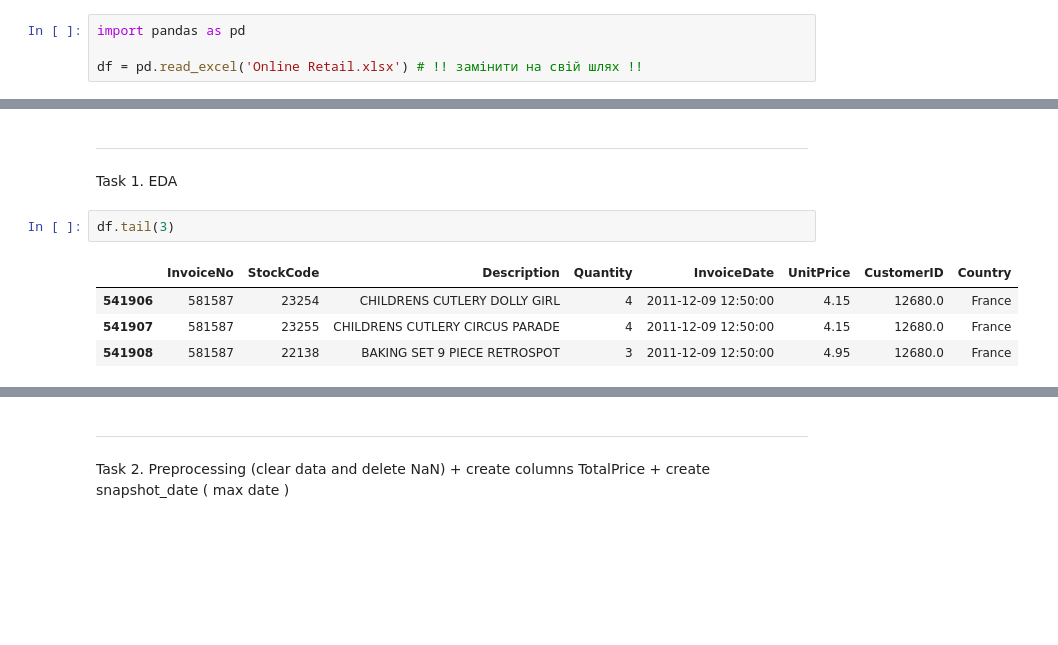
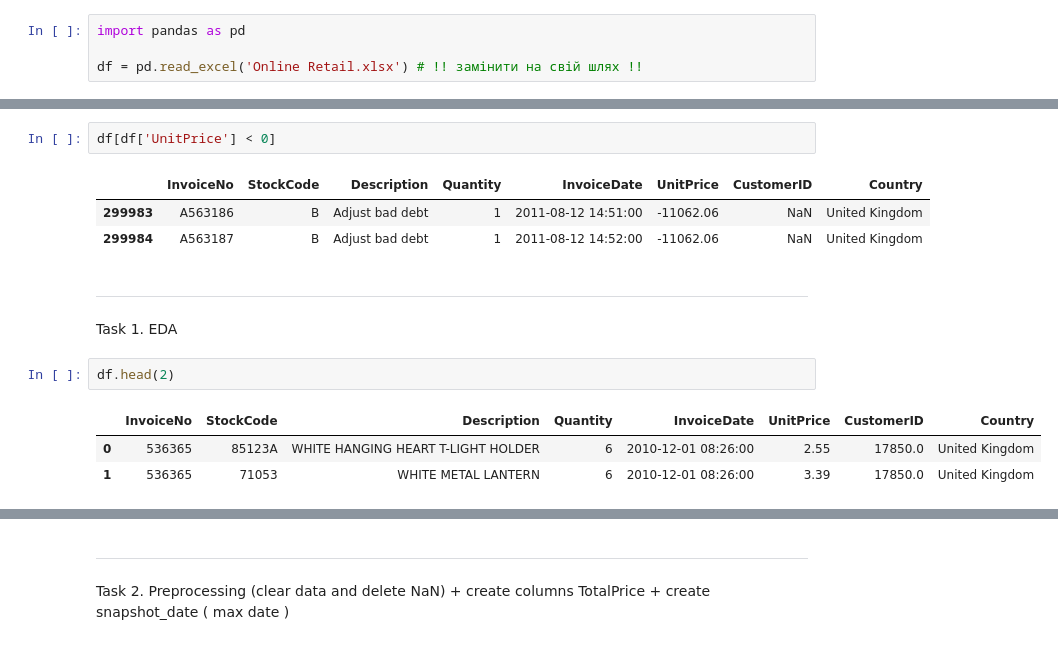
Before and after one commit to HalynaYaremenko/GETTING-DATA, a Jupyter notebook: ML/ml_unsupervised/ml_unsupervised_learning_practise_2026-01-26.ipynb, the cells around one changed output, grey strips where cells are left out. Drawn from its saved outputs; the diff is of its cells as text; blank space fills up the shorter version.

```diff
--- a/ML/ml_unsupervised/ml_unsupervised_learning_practise_2026-01-26.ipynb
+++ b/ML/ml_unsupervised/ml_unsupervised_learning_practise_2026-01-26.ipynb
@@ -18,13 +18,18 @@ df.head()
 | 2 | 536365 | 84406B | CREAM CUPID HEARTS COAT HANGER | 8 | 2010-12-01 08:26:00 | 2.75 | 17850.0 | United Kingdom |
 | 3 | 536365 | 84029G | KNITTED UNION FLAG HOT WATER BOTTLE | 6 | 2010-12-01 08:26:00 | 3.39 | 17850.0 | United Kingdom |
 | 4 | 536365 | 84029E | RED WOOLLY HOTTIE WHITE HEART. | 6 | 2010-12-01 08:26:00 | 3.39 | 17850.0 | United Kingdom |
+# %%
+df[df['UnitPrice'] < 0]
+# %% [output]
+|  | InvoiceNo | StockCode | Description | Quantity | InvoiceDate | UnitPrice | CustomerID | Country |
+| 299983 | A563186 | B | Adjust bad debt | 1 | 2011-08-12 14:51:00 | -11062.06 | NaN | United Kingdom |
+| 299984 | A563187 | B | Adjust bad debt | 1 | 2011-08-12 14:52:00 | -11062.06 | NaN | United Kingdom |
 # %% [markdown]
 ---
 Task 1. EDA
 # %%
-df.tail(3)
+df.head(2)
 # %% [output]
 |  | InvoiceNo | StockCode | Description | Quantity | InvoiceDate | UnitPrice | CustomerID | Country |
-| 541906 | 581587 | 23254 | CHILDRENS CUTLERY DOLLY GIRL | 4 | 2011-12-09 12:50:00 | 4.15 | 12680.0 | France |
-| 541907 | 581587 | 23255 | CHILDRENS CUTLERY CIRCUS PARADE | 4 | 2011-12-09 12:50:00 | 4.15 | 12680.0 | France |
-| 541908 | 581587 | 22138 | BAKING SET 9 PIECE RETROSPOT | 3 | 2011-12-09 12:50:00 | 4.95 | 12680.0 | France |
+| 0 | 536365 | 85123A | WHITE HANGING HEART T-LIGHT HOLDER | 6 | 2010-12-01 08:26:00 | 2.55 | 17850.0 | United Kingdom |
+| 1 | 536365 | 71053 | WHITE METAL LANTERN | 6 | 2010-12-01 08:26:00 | 3.39 | 17850.0 | United Kingdom |
```
Also changed, not shown: parts of 68 cells of this notebook, 5 other files.
